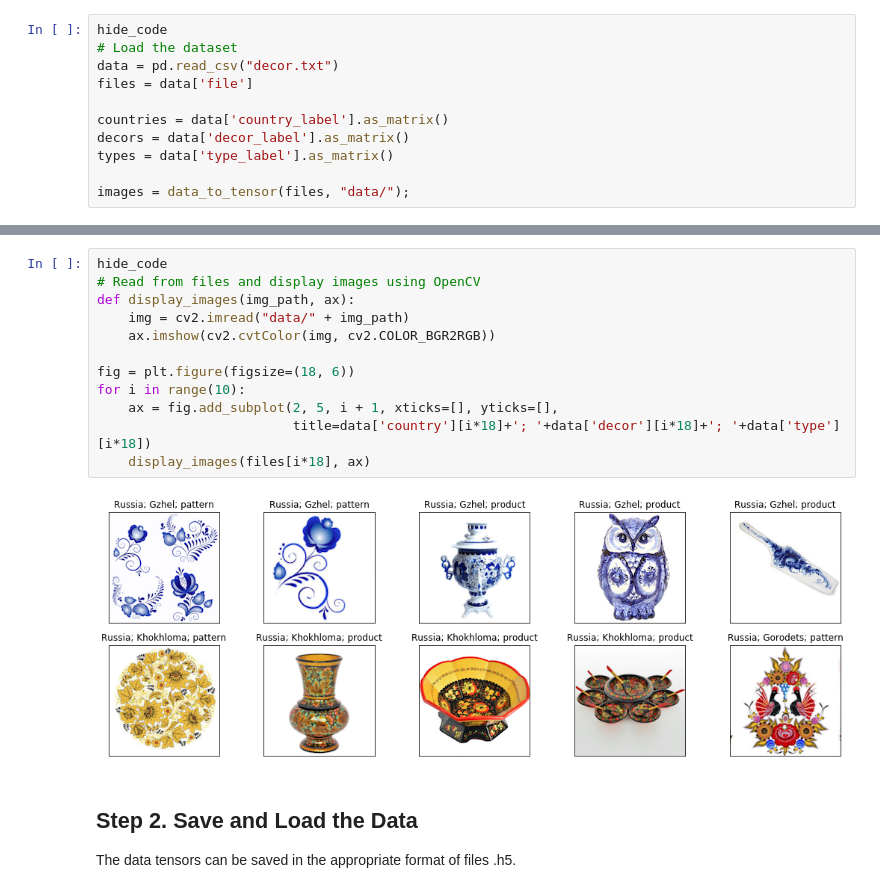
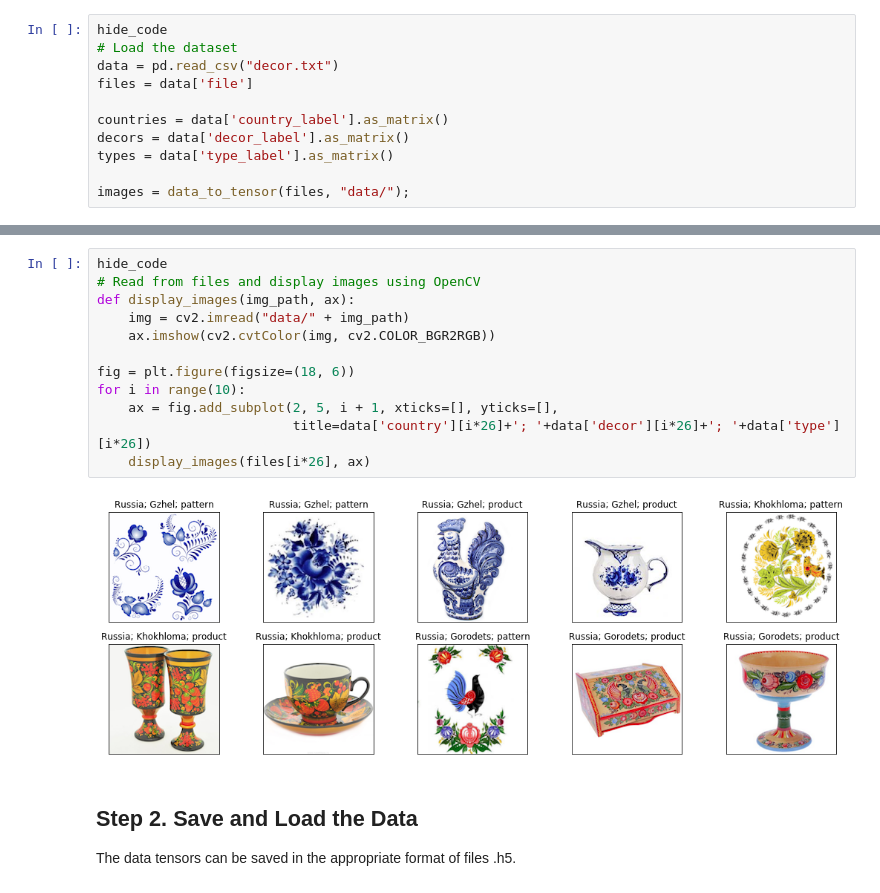
Before and after one commit to OlgaBelitskaya/deep_learning_projects, a Jupyter notebook: DL_PP5/DL_PP5_Solutions.ipynb, the cells around one changed output, grey strips where cells are left out. Saved outputs shown, nothing was run; the diff lists cells and outputs as text.

```diff
--- a/DL_PP5/DL_PP5_Solutions.ipynb
+++ b/DL_PP5/DL_PP5_Solutions.ipynb
@@ -138,17 +138,17 @@ Type shape: (190,)
 # %%
 hide_code
 # Read from files and display images using OpenCV
 def display_images(img_path, ax):
     img = cv2.imread("data/" + img_path)
     ax.imshow(cv2.cvtColor(img, cv2.COLOR_BGR2RGB))
 
 fig = plt.figure(figsize=(18, 6))
 for i in range(10):
     ax = fig.add_subplot(2, 5, i + 1, xticks=[], yticks=[],
-                         title=data['country'][i*18]+'; '+data['decor'][i*18]+'; '+data['type'][i*18])
-    display_images(files[i*18], ax)
+                         title=data['country'][i*26]+'; '+data['decor'][i*26]+'; '+data['type'][i*26])
+    display_images(files[i*26], ax)
 # %% [output]
-[figure, old version]
+[figure, new version]
 # %% [markdown]
 ## Step 2. Save and Load the Data
 The data tensors can be saved in the appropriate format of files .h5.
```
Also changed, not shown: parts of 5 cells of this notebook, 1 other file.
